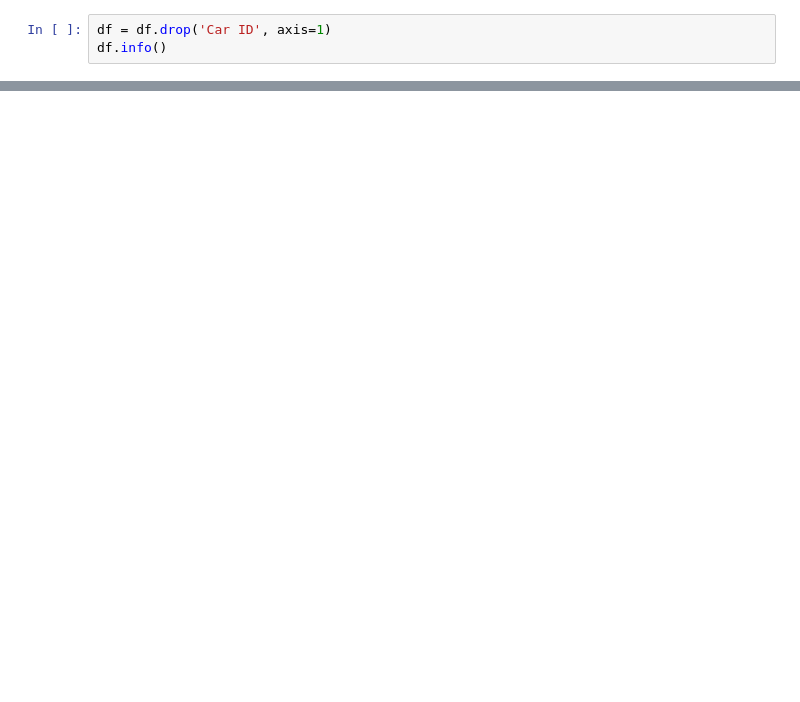
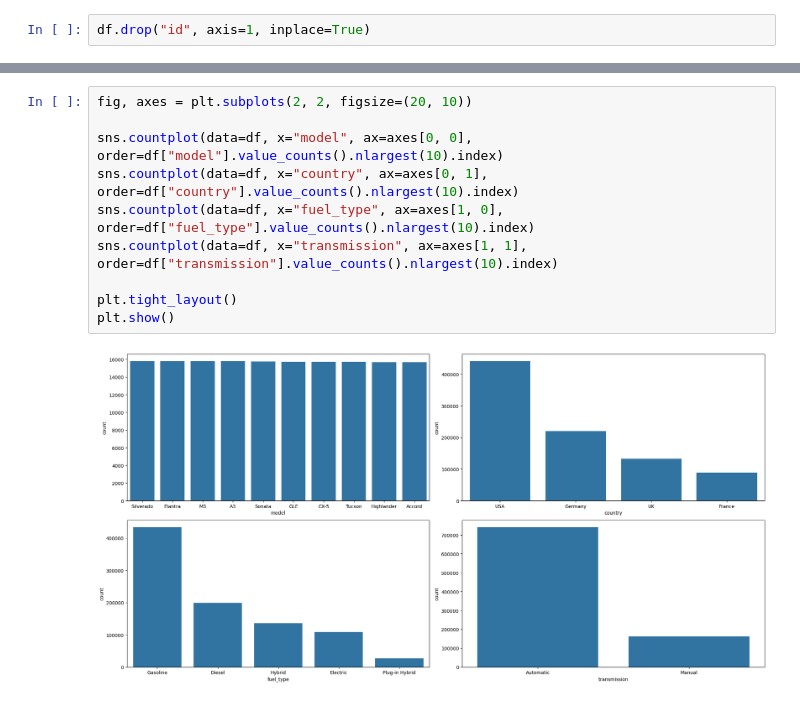
Before and after one commit to revo-off/Car-ism, a Jupyter notebook: eda.ipynb, the cells around one changed output, grey strips where cells are left out. Saved outputs shown, nothing was run; the diff lists cells and outputs as text; blank space fills up the shorter version.

```diff
--- a/eda.ipynb
+++ b/eda.ipynb
@@ -17,3 +43,2 @@ df.head()
 # %%
-df = df.drop('Car ID', axis=1)
-df.info()
+df.drop("id", axis=1, inplace=True)
@@ -40,0 +57,12 @@ memory usage: 4.6+ MB
+# %%
+fig, axes = plt.subplots(2, 2, figsize=(20, 10))
+
+sns.countplot(data=df, x="model", ax=axes[0, 0], order=df["model"].value_counts().nlargest(10).index)
+sns.countplot(data=df, x="country", ax=axes[0, 1], order=df["country"].value_counts().nlargest(10).index)
+sns.countplot(data=df, x="fuel_type", ax=axes[1, 0], order=df["fuel_type"].value_counts().nlargest(10).index)
+sns.countplot(data=df, x="transmission", ax=axes[1, 1], order=df["transmission"].value_counts().nlargest(10).index)
+
+plt.tight_layout()
+plt.show()
+# %% [output]
+[figure, added]
```
Also changed, not shown: parts of 14 cells of this notebook, 2 other files.
